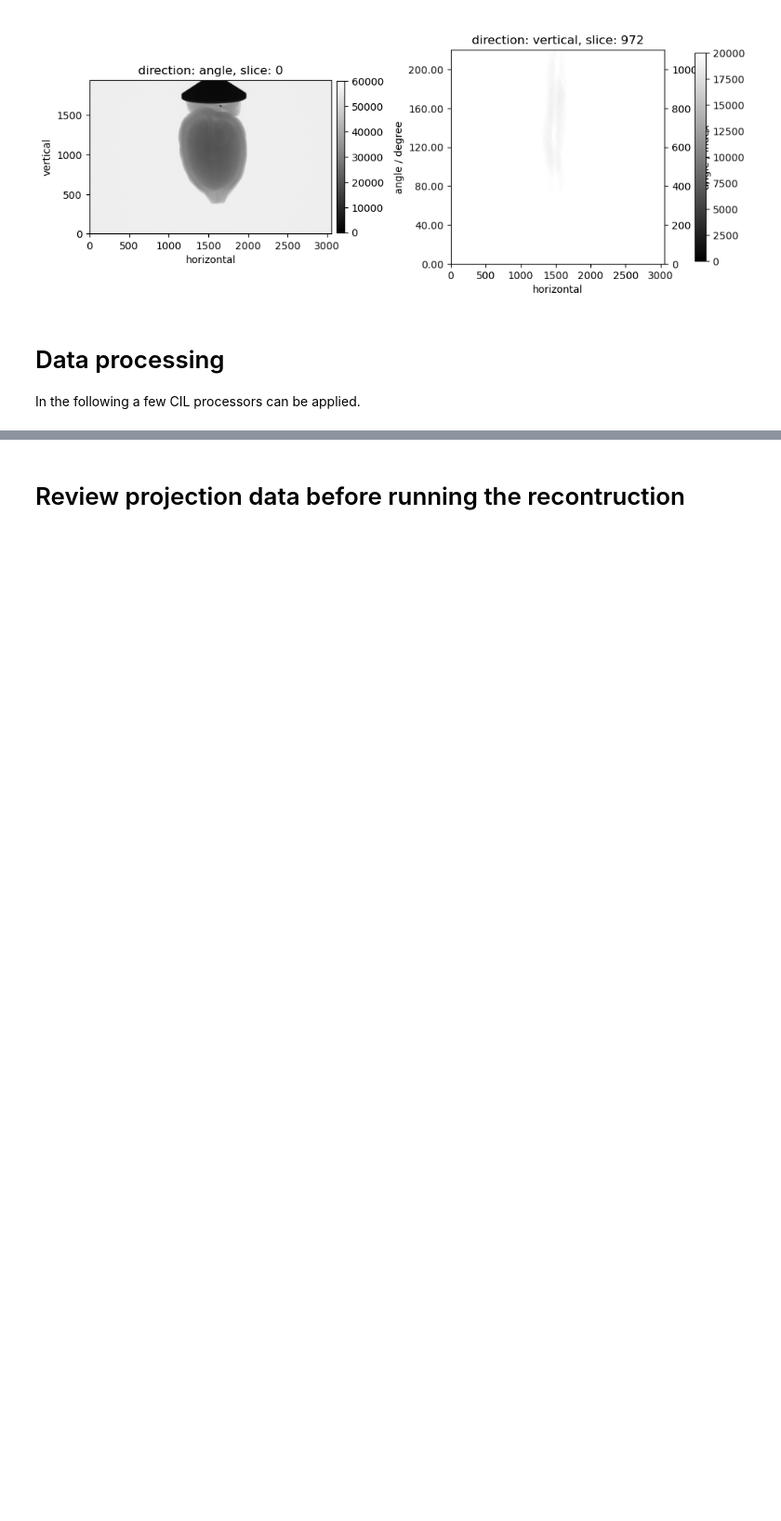
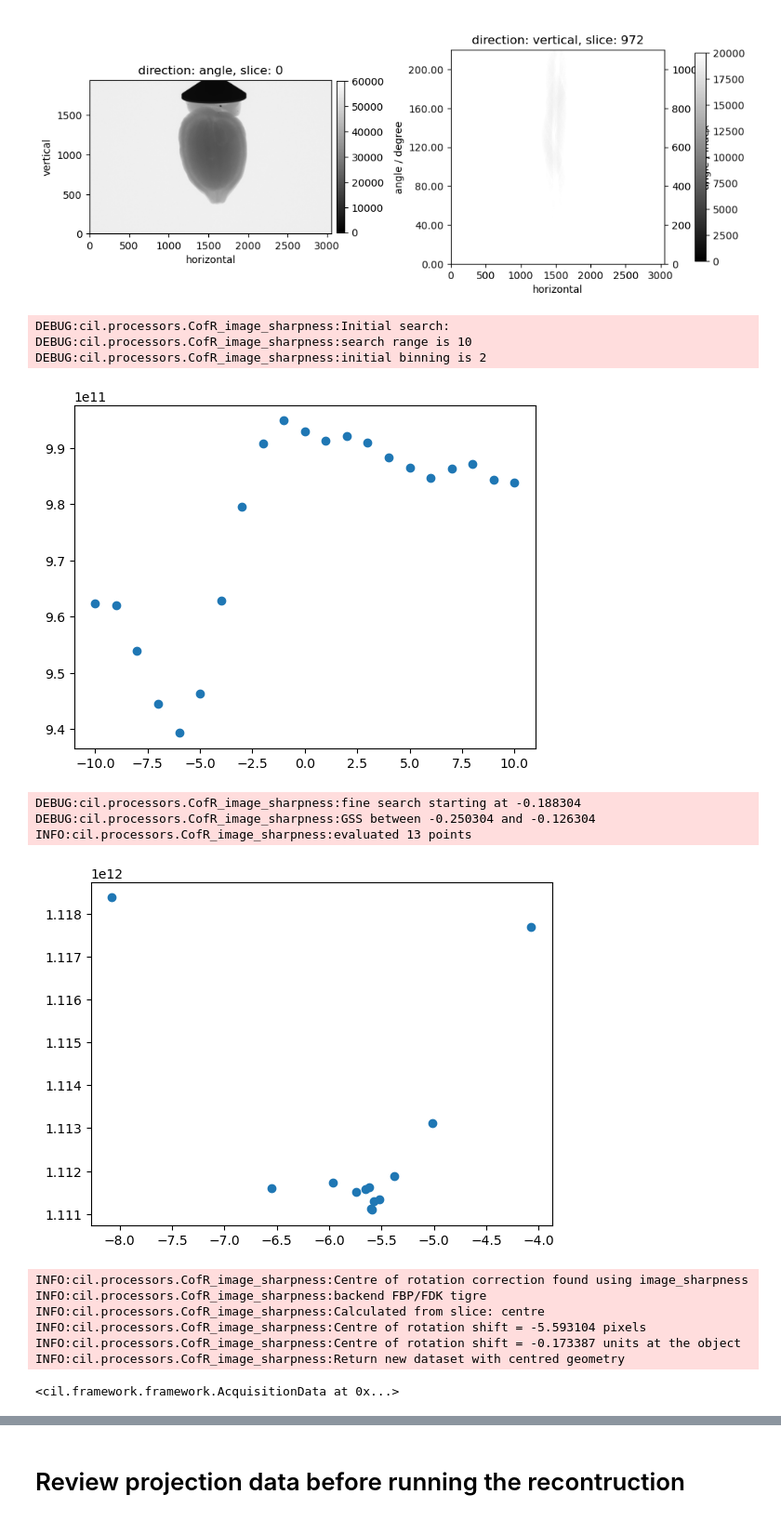
Before and after one commit to tleissner/cil-import-bruker, a Jupyter notebook: sample04.ipynb, the cells around one changed output, grey strips where cells are left out. Shown at 93% size. Cells and saved outputs as stored; diff of their text form; code cells hidden in the pictures; blank space fills up the shorter version.

```diff
--- a/sample04.ipynb
+++ b/sample04.ipynb
@@ -95,10 +95,34 @@ proj =projbak
 fig = show2D(proj, slice_list=[('angle',0),('vertical', np.floor_divide(proj.shape[1],2))], size=(10,10), num_cols=2, cmap="gray", fix_range=[(0,60000),(0,20000)])
 # %% [output]
 [figure]
-# %% [markdown]
-# Data processing
-
-In the following a few CIL processors can be applied.
+# %%
+### Optional: Apply Centre of Rotation Corrector
+
+### Turn this on for more info
+import logging
+logging.basicConfig(level=logging.WARNING)
+cil_log_level = logging.getLogger('cil.processors')
+cil_log_level.setLevel(logging.DEBUG)
+
+processor = CentreOfRotationCorrector.image_sharpness(slice_index='centre', backend='tigre', tolerance=0.05, initial_binning=2, search_range=10)
+processor.set_input(proj)
+processor.get_output(out=proj)
+# %% [output]
+DEBUG:cil.processors.CofR_image_sharpness:Initial search:
+DEBUG:cil.processors.CofR_image_sharpness:search range is 10
+DEBUG:cil.processors.CofR_image_sharpness:initial binning is 2
+[figure, added]
+DEBUG:cil.processors.CofR_image_sharpness:fine search starting at -0.188304
+DEBUG:cil.processors.CofR_image_sharpness:GSS between -0.250304 and -0.126304
+INFO:cil.processors.CofR_image_sharpness:evaluated 13 points
+[figure, added]
+INFO:cil.processors.CofR_image_sharpness:Centre of rotation correction found using image_sharpness
+INFO:cil.processors.CofR_image_sharpness:backend FBP/FDK tigre
+INFO:cil.processors.CofR_image_sharpness:Calculated from slice: centre
+INFO:cil.processors.CofR_image_sharpness:Centre of rotation shift = -5.593104 pixels
+INFO:cil.processors.CofR_image_sharpness:Centre of rotation shift = -0.173387 units at the object
+INFO:cil.processors.CofR_image_sharpness:Return new dataset with centred geometry
+<cil.framework.framework.AcquisitionData at 0x...>
 # %%
 ### Optional: Slicing
 ### This will remove projection data that does not contain any information. This will save computational effort.
```
Also changed, not shown: parts of 10 cells of this notebook, 1 other file.
